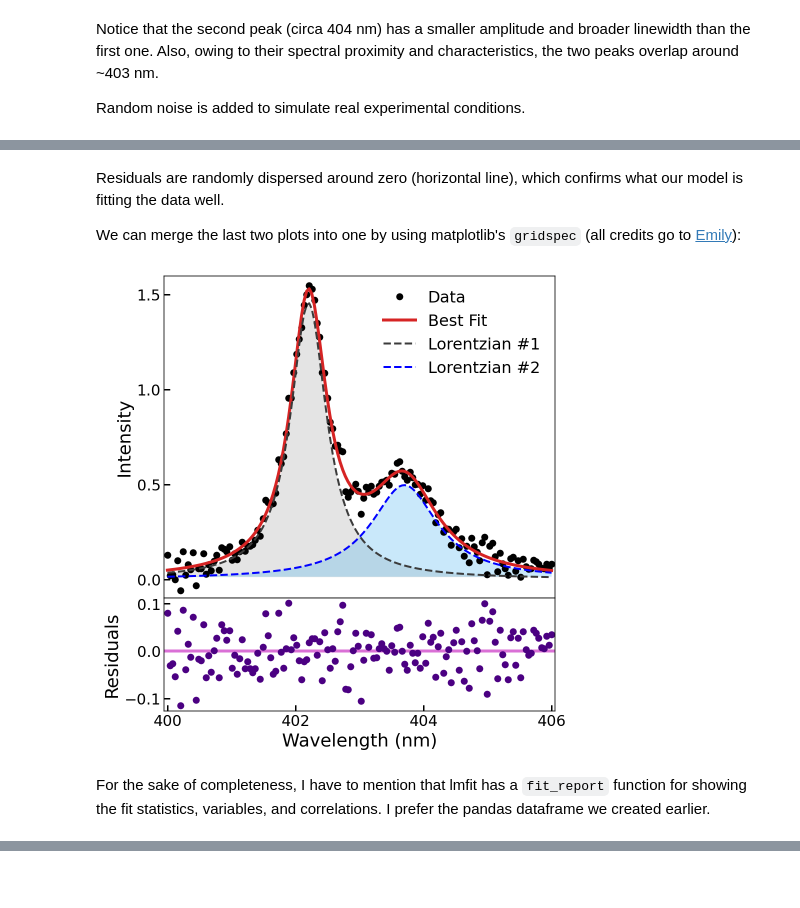
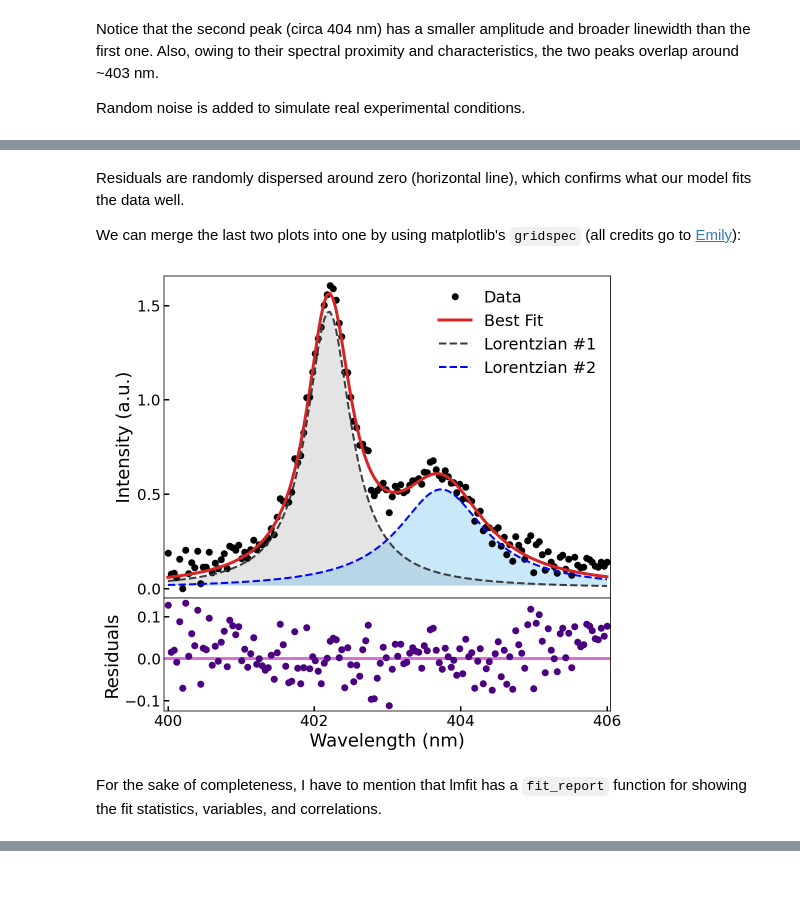
Before and after one commit to KOrfanakis/PhD_Tools, a Jupyter notebook: Curve Fitting/Curve_Fitting.ipynb, the cells around one changed output, grey strips where cells are left out. Drawn from its saved outputs; the diff is of its cells as text; code cells hidden in the pictures.

```diff
--- a/Curve Fitting/Curve_Fitting.ipynb
+++ b/Curve Fitting/Curve_Fitting.ipynb
@@ -55,11 +62,11 @@ Let's create the spectrum for our imaginary material.
 # %%
 np.random.seed(1)
 
-# x-axis: 150 evenly spaced numbers between 400 and 406.
-x = np.linspace(400, 406, 150)
+x = np.linspace(400, 406, 150)  # x-axis: 150 evenly spaced numbers between 400 and 406 (nm).
 
 # y-axis: two Lorentzian peaks + random noise
-y_clean = Douple_Lorentzian(x, 1.54, 402.2, 0.34,
-                               1.00, 403.7, 0.65)
-y = y_clean + 0.05*np.random.normal(0, 1, 150)
+y_clean = Douple_Lorentzian(x, 1.54, 402.2, 0.34, 1.00, 403.7, 0.65)
+y = y_clean + 0.05 * np.random.normal(0, 1, 150)
+
+y += np.abs(y.min())
 # %%
@@ -167,8 +187,10 @@ Visualizing a residual plot in Python is quite straightforward:
 # %%
-fig, ax = plt.subplots(figsize = (7, 4))
+residuals = y - result.best_fit
 
-ax.axhline(y = 0, color = 'orchid', linestyle = '-')
-ax.plot(x, y - result.best_fit, color = 'indigo', marker = 'o', linestyle = '', label = 'Data')
+fig, ax = plt.subplots(figsize=(8, 4))
+
+ax.axhline(y=0, color='orchid', linestyle='-')
+ax.plot(x, residuals, color='indigo', marker='o', linestyle='', label='Data')
 
 ax.set_xlabel('Wavelength (nm)')
 ax.set_xlim([399.95, 406.05])
@@ -181,44 +203,48 @@ ax.set_yticks([-0.10, 0, 0.10]);
 # %% [markdown]
-Residuals are randomly dispersed around zero (horizontal line), which confirms what our model is fitting the data well.
+Residuals are randomly dispersed around zero (horizontal line), which confirms what our model fits the data well.
 
 We can merge the last two plots into one by using matplotlib's `gridspec` (all credits go to [Emily](http://www.emilygraceripka.com/blog/16)):
 # %%
-fig = plt.figure(figsize = (7, 8))
-gs = gridspec.GridSpec(2, 1, height_ratios = [1, 0.35])
+fig = plt.figure(figsize=(8, 8))
+gs = gridspec.GridSpec(2, 1, height_ratios=[1, 0.35])
 ax1 = fig.add_subplot(gs[0])
 ax2 = fig.add_subplot(gs[1])
-gs.update(hspace = 0)
+gs.update(hspace=0)
 
-#### Plotting data + fits
-ax1.plot(x, y, 'ko', label = 'Data')
-ax1.plot(x, result.best_fit, color = '#D62424', label = 'Best Fit')
 
-ax1.plot(x, L1, color = '#3B3B3B', linestyle = '--', lw = 2, label = 'Lorentzian #1')
-ax1.fill_between(x, L1.min(), L1, facecolor = '#A8A8A8', alpha = 0.3)
-ax1.plot(x, L2, 'b--', lw = 2, label = 'Lorentzian #2')
-ax1.fill_between(x, L2.min(), L2, facecolor = '#4FB6F1', alpha = 0.3)
+# Plotting data + fits
+ax1.plot(x, y, 'ko', label='Data')
+ax1.plot(x, result.best_fit, color='#D62424', label='Best Fit')
+
+ax1.plot(x, L1, color='#3B3B3B', linestyle='--', lw=2, label='Lorentzian #1')
+ax1.fill_between(x, L1.min(), L1, facecolor='#A8A8A8', alpha=0.3)
+
+ax1.plot(x, L2, 'b--', lw=2, label='Lorentzian #2')
+ax1.fill_between(x, L2.min(), L2, facecolor='#4FB6F1', alpha=0.3)
 
 ax1.set_xlim([399.95, 406.05])
-ax1.set_xticks([]);
-ax1.set_ylim([y.min() - 0.04, y.max() + 0.05])
-ax1.set_ylabel('Intensity')
+ax1.set_xticks([])
+
+ax1.set_ylabel('Intensity (a.u.)')
+ax1.set_ylim([y.min() - 0.05, y.max() + 0.05])
 ax1.set_yticks([0, 0.50, 1.00, 1.50])
-ax1.legend(loc = 0)
 
-#### Plotting residuals
-ax2.axhline(y = 0, color = 'orchid', linestyle = '-')
-ax2.plot(x, y - result.best_fit, color = 'indigo', marker = 'o', linestyle = '', label = 'Data')
+ax1.legend(loc=0)
+
+
+# Plotting residuals
+ax2.axhline(y=0, color='orchid', linestyle='-')
+ax2.plot(x, residuals, color='indigo', marker='o', linestyle='', label='Data')
 
 ax2.set_xlabel('Wavelength (nm)')
 ax2.set_xlim([399.95, 406.05])
+
 ax2.set_ylabel('Residuals')
 ax2.set_xticks([400, 402, 404, 406]);
-
-# plt.savefig('Final_Figure.svg');
 # %% [output]
-[figure, old version]
+[figure, new version]
 # %% [markdown]
-For the sake of completeness, I have to mention that lmfit has a `fit_report` function for showing the fit statistics, variables, and correlations. I prefer the pandas dataframe we created earlier.
+For the sake of completeness, I have to mention that lmfit has a `fit_report` function for showing the fit statistics, variables, and correlations.
 # %%
 from lmfit import fit_report
 
```
Also changed, not shown: parts of 14 cells of this notebook.
